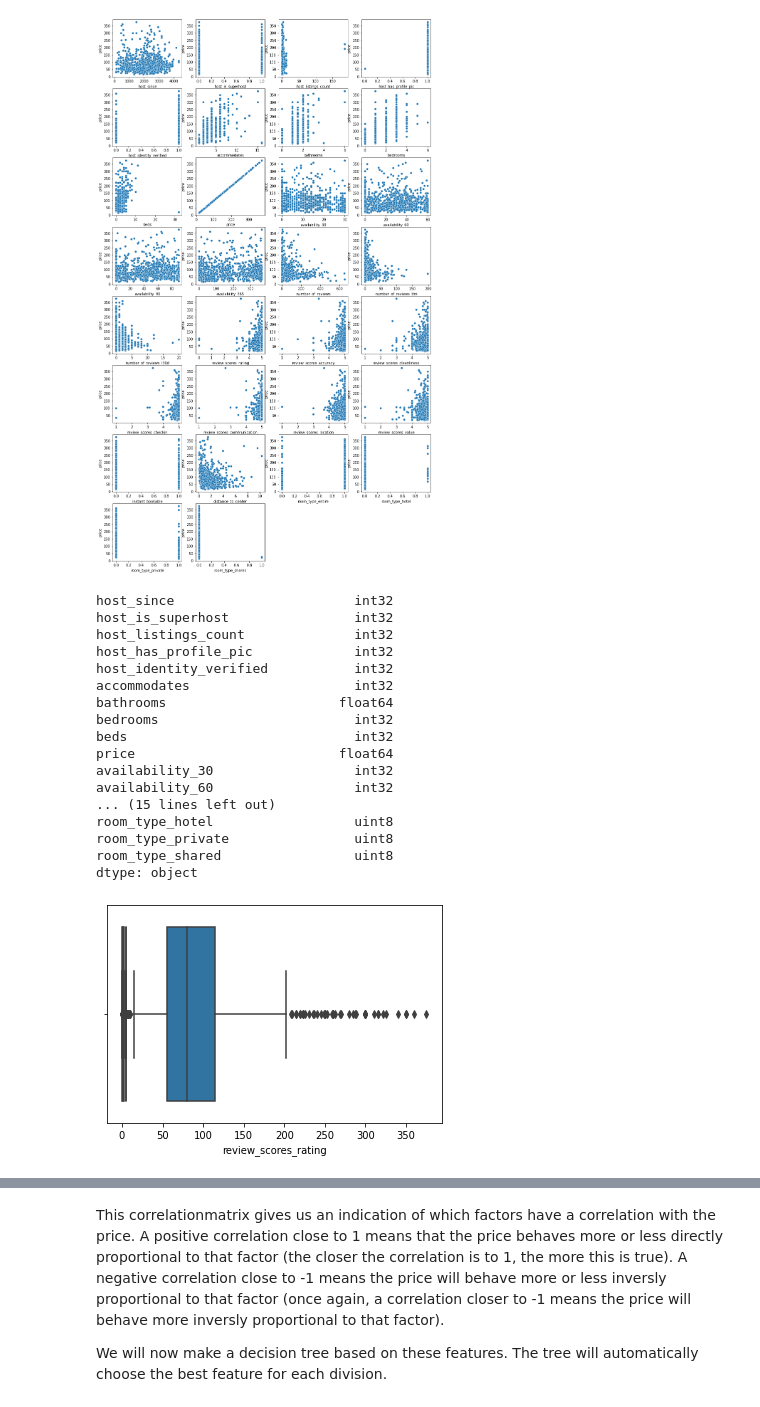
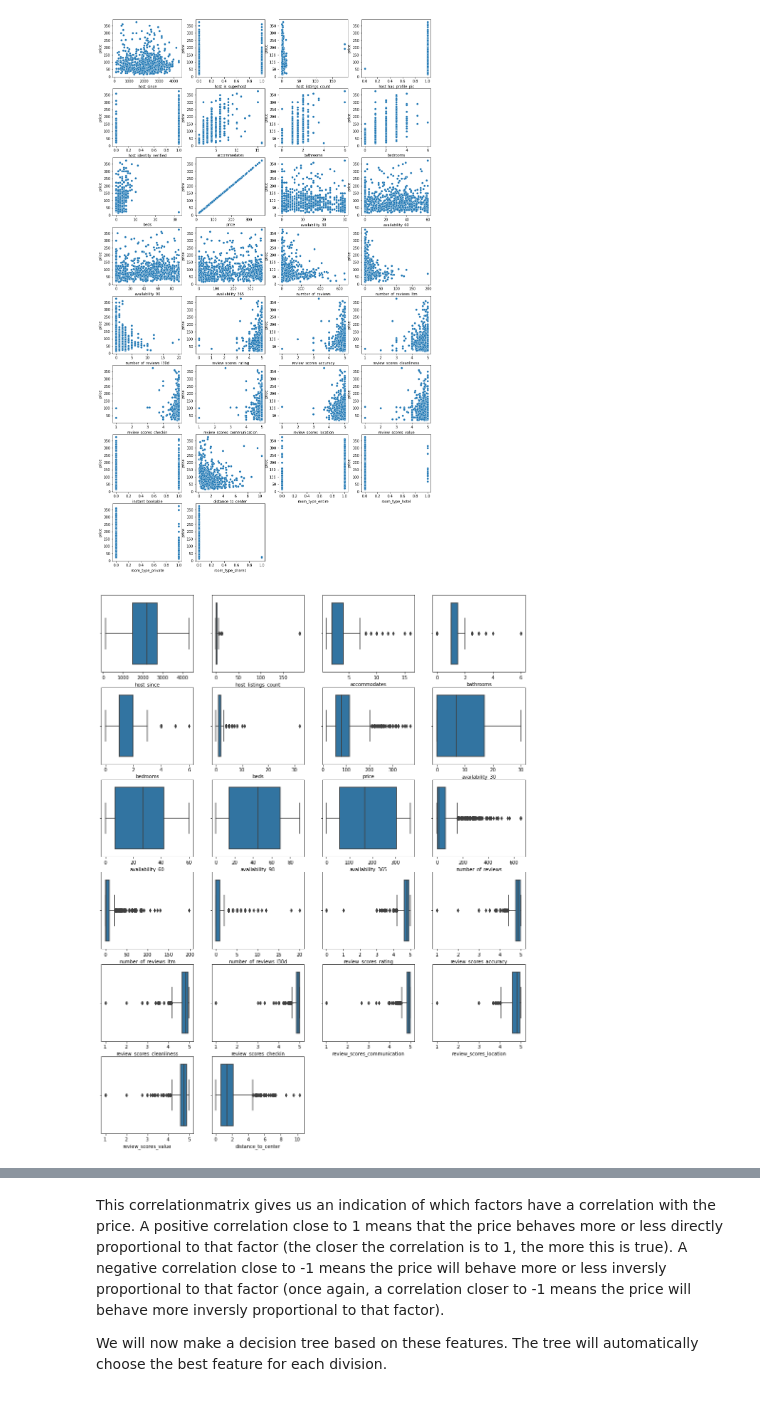
Before and after one commit to tibovdc/ProjectML, a Jupyter notebook: Sprint1.ipynb, the cells around one changed output, grey strips where cells are left out. Cells and saved outputs as stored; diff of their text form; code cells hidden in the pictures.

```diff
--- a/Sprint1.ipynb
+++ b/Sprint1.ipynb
@@ -410,33 +410,13 @@ for i, k in enumerate(data_cleaned.keys()):
 # %% [output]
 [figure]
 # %%
-# plt.figure(figsize=(16,28))
-# for i, k in enumerate(data_cleaned.keys()):
-#     plt.subplot(8, 4, 1+i)
-#     sns.boxplot(y=data_cleaned[k])
+box = data_cleaned
+box = box.drop(columns=['host_is_superhost', 'host_has_profile_pic', 'host_identity_verified', 'instant_bookable',
+                    'room_type_entire', 'room_type_hotel', 'room_type_private', 'room_type_shared'])
 
-sns.boxplot(data_cleaned['price'])
-sns.boxplot(data_cleaned['distance_to_center'])
-sns.boxplot(data_cleaned['review_scores_rating'])
-# sns.boxplot(data_cleaned['host_since'])
-
-data_cleaned.dtypes
+plt.figure(figsize=(16,28))
+for i, k in enumerate(box.keys()):
+    plt.subplot(8, 4, 1+i)
+    sns.boxplot(x=box[k])
 # %% [output]
-host_since                       int32
-host_is_superhost                int32
-host_listings_count              int32
-host_has_profile_pic             int32
-host_identity_verified           int32
-accommodates                     int32
-bathrooms                      float64
-bedrooms                         int32
-beds                             int32
-price                          float64
-availability_30                  int32
-availability_60                  int32
-... (15 lines left out)
-room_type_hotel                  uint8
-room_type_private                uint8
-room_type_shared                 uint8
-dtype: object
-[figure, old version]
+[figure, new version]
```
Also changed, not shown: parts of 9 cells of this notebook.
